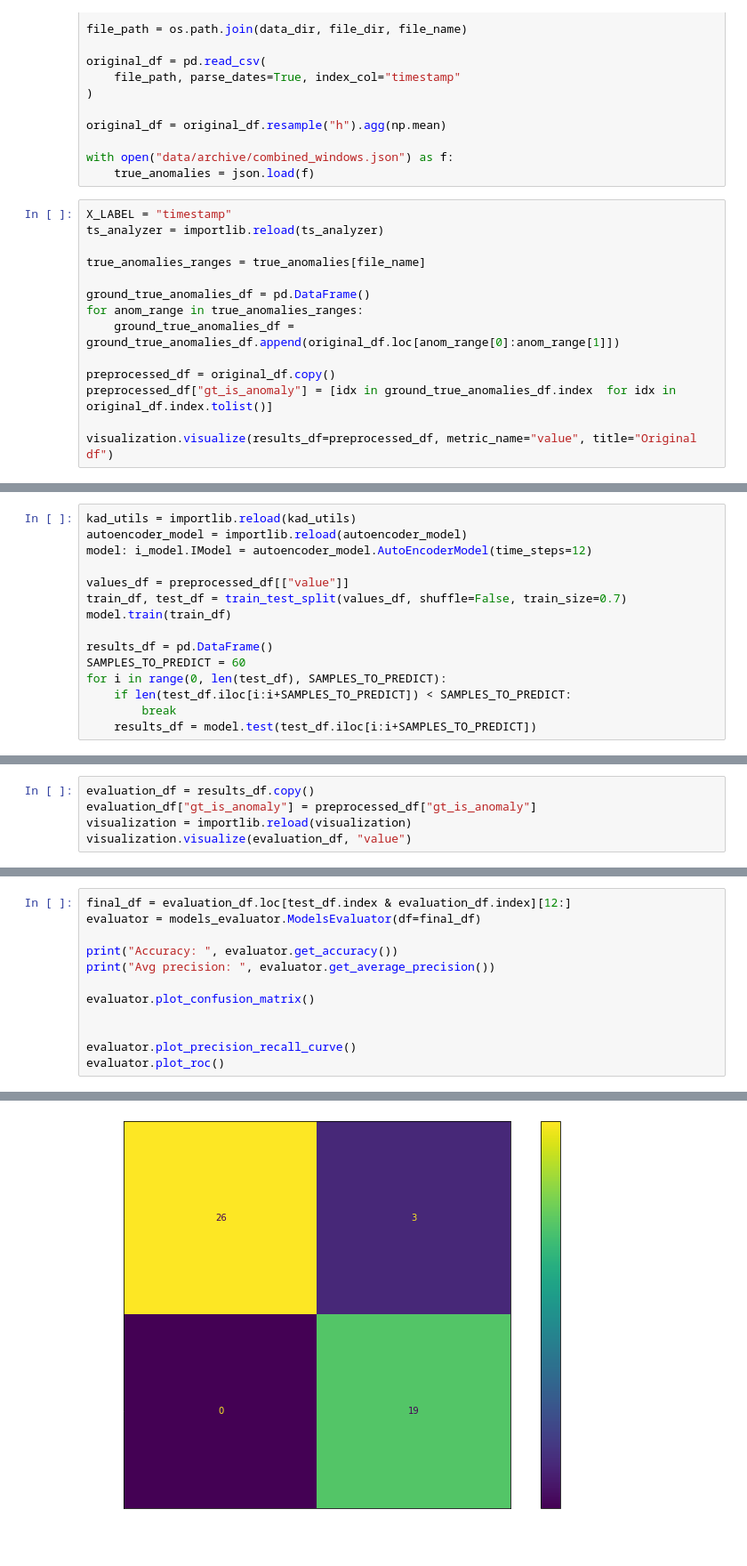
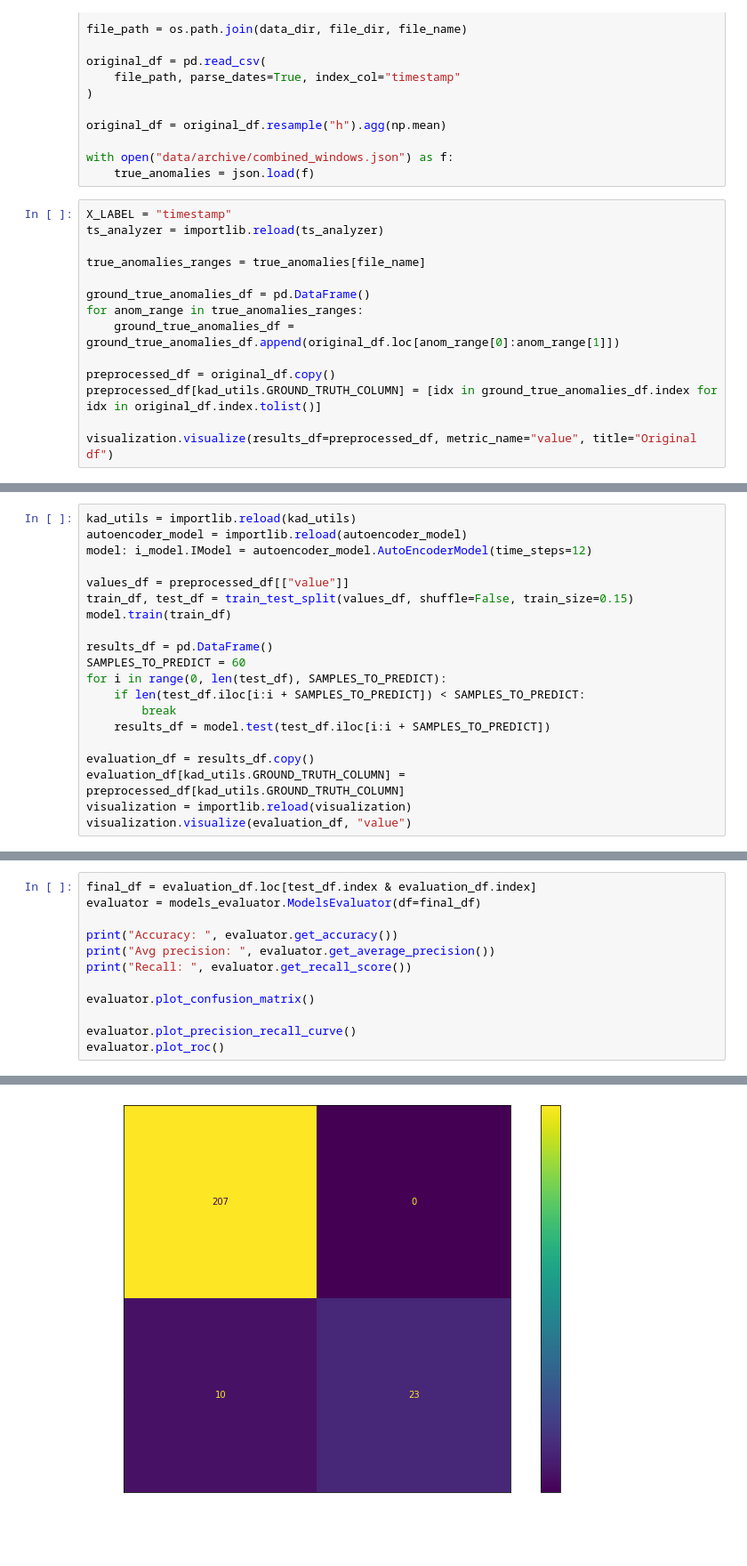
Before and after one commit to emerelte/kad, a Jupyter notebook: notebooks/autoencoder.ipynb, the cells around one changed output, grey strips where cells are left out. Shown: that part at 89% size. Saved outputs shown, nothing was run; the diff lists cells and outputs as text.

```diff
--- a/notebooks/autoencoder.ipynb
+++ b/notebooks/autoencoder.ipynb
@@ -54,7 +54,7 @@ for anom_range in true_anomalies_ranges:
     ground_true_anomalies_df = ground_true_anomalies_df.append(original_df.loc[anom_range[0]:anom_range[1]])
 
 preprocessed_df = original_df.copy()
-preprocessed_df["gt_is_anomaly"] = [idx in ground_true_anomalies_df.index  for idx in original_df.index.tolist()]
+preprocessed_df[kad_utils.GROUND_TRUTH_COLUMN] = [idx in ground_true_anomalies_df.index for idx in original_df.index.tolist()]
 
 visualization.visualize(results_df=preprocessed_df, metric_name="value", title="Original df")
 # %% [output]
@@ -72,13 +72,18 @@ autoencoder_model = importlib.reload(autoencoder_model)
 model: i_model.IModel = autoencoder_model.AutoEncoderModel(time_steps=12)
 
 values_df = preprocessed_df[["value"]]
-train_df, test_df = train_test_split(values_df, shuffle=False, train_size=0.7)
+train_df, test_df = train_test_split(values_df, shuffle=False, train_size=0.15)
 model.train(train_df)
 
 results_df = pd.DataFrame()
 SAMPLES_TO_PREDICT = 60
 for i in range(0, len(test_df), SAMPLES_TO_PREDICT):
-    if len(test_df.iloc[i:i+SAMPLES_TO_PREDICT]) < SAMPLES_TO_PREDICT:
+    if len(test_df.iloc[i:i + SAMPLES_TO_PREDICT]) < SAMPLES_TO_PREDICT:
         break
-    results_df = model.test(test_df.iloc[i:i+SAMPLES_TO_PREDICT])
+    results_df = model.test(test_df.iloc[i:i + SAMPLES_TO_PREDICT])
+
+evaluation_df = results_df.copy()
+evaluation_df[kad_utils.GROUND_TRUTH_COLUMN] = preprocessed_df[kad_utils.GROUND_TRUTH_COLUMN]
+visualization = importlib.reload(visualization)
+visualization.visualize(evaluation_df, "value")
 # %% [output]
@@ -130,5 +108,0 @@ See the caveats in the documentation: https://pandas.pydata.org/pandas-docs/stab
-# %%
-evaluation_df = results_df.copy()
-evaluation_df["gt_is_anomaly"] = preprocessed_df["gt_is_anomaly"]
-visualization = importlib.reload(visualization)
-visualization.visualize(evaluation_df, "value")
@@ -138,13 +109,13 @@ visualization.visualize(evaluation_df, "value")
 # %%
-final_df = evaluation_df.loc[test_df.index & evaluation_df.index][12:]
+final_df = evaluation_df.loc[test_df.index & evaluation_df.index]
 evaluator = models_evaluator.ModelsEvaluator(df=final_df)
 
 print("Accuracy: ", evaluator.get_accuracy())
 print("Avg precision: ", evaluator.get_average_precision())
+print("Recall: ", evaluator.get_recall_score())
 
 evaluator.plot_confusion_matrix()
 
-
 evaluator.plot_precision_recall_curve()
 evaluator.plot_roc()
 # %% [output]
@@ -153 +125 @@ Avg precision:  0.9249710815500287
-[figure, old version]
+[figure, new version]
```
Also changed, not shown: parts of 5 cells of this notebook, 6 other files.
